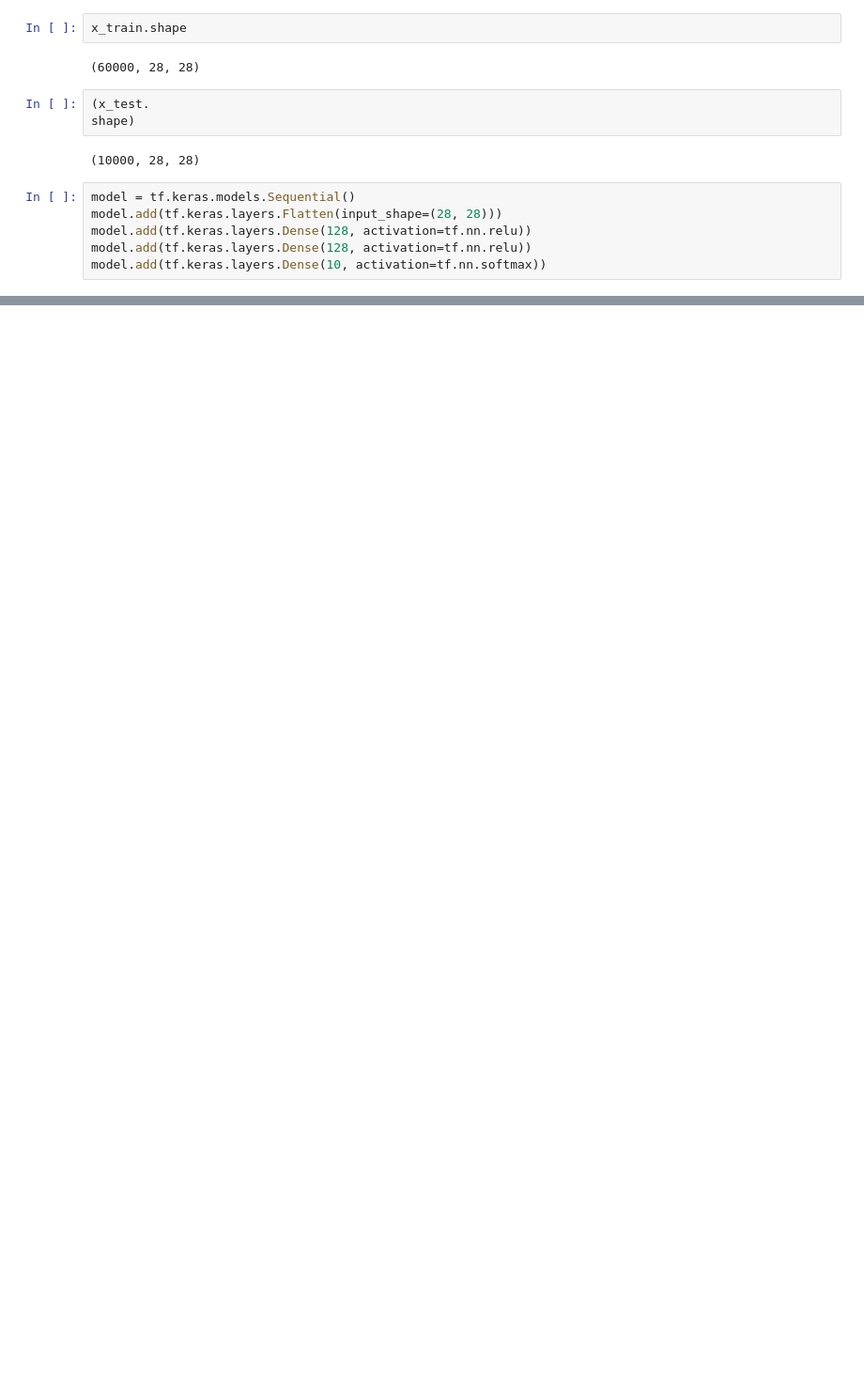
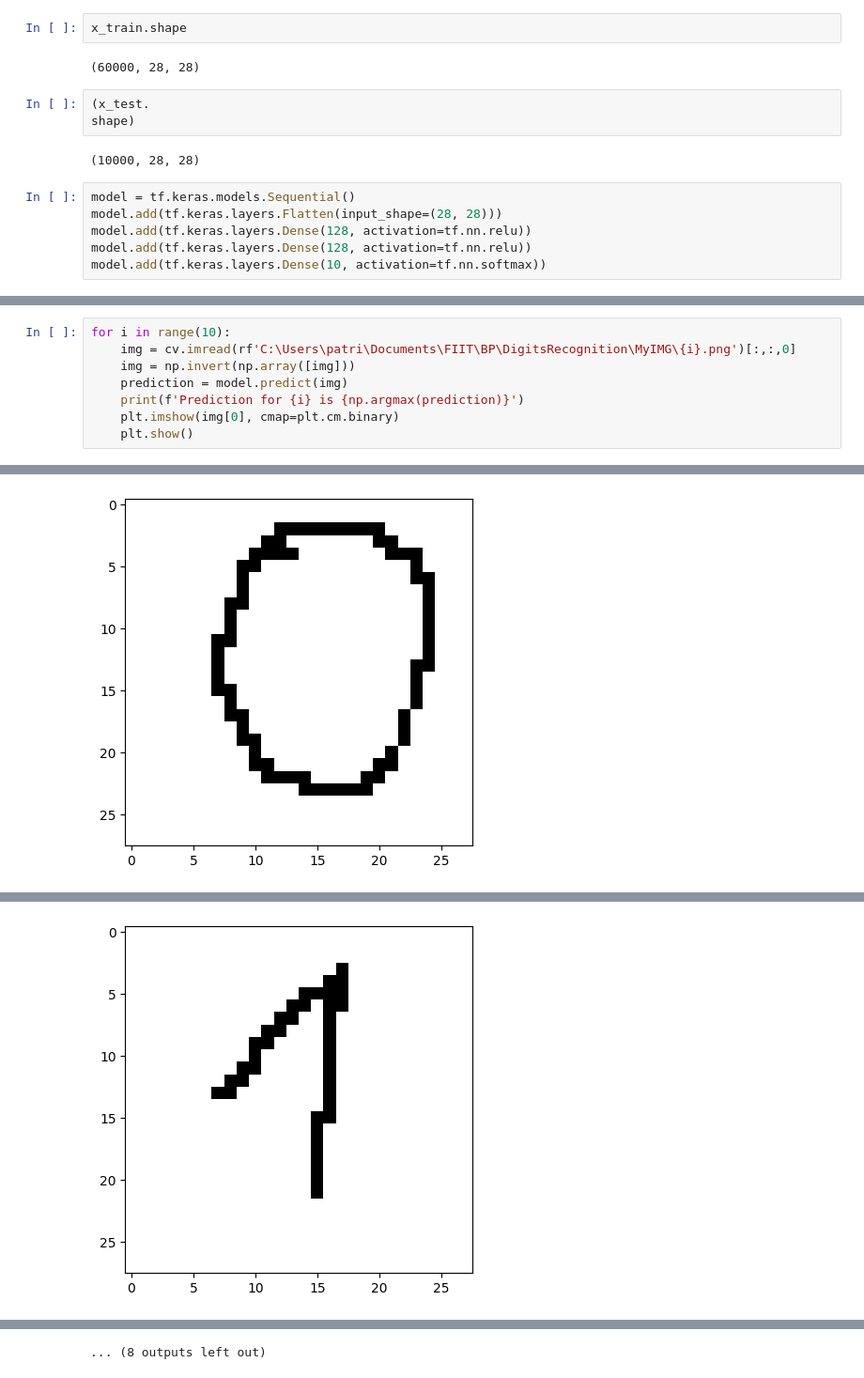
Before and after one commit to K1ko/DigitsRecognition, a Jupyter notebook: CNNs/cnn_digits.ipynb, the cells around one changed output, grey strips where cells are left out. Shown at 94% size. Saved outputs shown, nothing was run; the diff lists cells and outputs as text; blank space fills up the shorter version.

```diff
--- a/CNNs/cnn_digits.ipynb
+++ b/CNNs/cnn_digits.ipynb
@@ -57,2 +54,11 @@ model.save('digits.model')
 # %% [output]
 ValueError: Invalid filepath extension for saving. Please add either a `.keras` extension for the native Keras format (recommended) or a `.h5` extension. Use `model.export(filepath)` if you want to ex ...
+# %%
+for i in range(10):
+    img = cv.imread(rf'C:\Users\patri\Documents\FIIT\BP\DigitsRecognition\MyIMG\{i}.png')[:,:,0]
+    img = np.invert(np.array([img]))
+    prediction = model.predict(img)
+    print(f'Prediction for {i} is {np.argmax(prediction)}')
+    plt.imshow(img[0], cmap=plt.cm.binary)
+    plt.show()
+# %% [output]
@@ -58,0 +67 @@ ValueError: Invalid filepath extension for saving. Please add either a `.keras`
+[figure, added]
@@ -58,0 +70 @@ ValueError: Invalid filepath extension for saving. Please add either a `.keras`
+[figure, added]
@@ -58,0 +83 @@ ValueError: Invalid filepath extension for saving. Please add either a `.keras`
+... (8 outputs left out)
```
Also changed, not shown: parts of 7 cells of this notebook, 17 other files.
